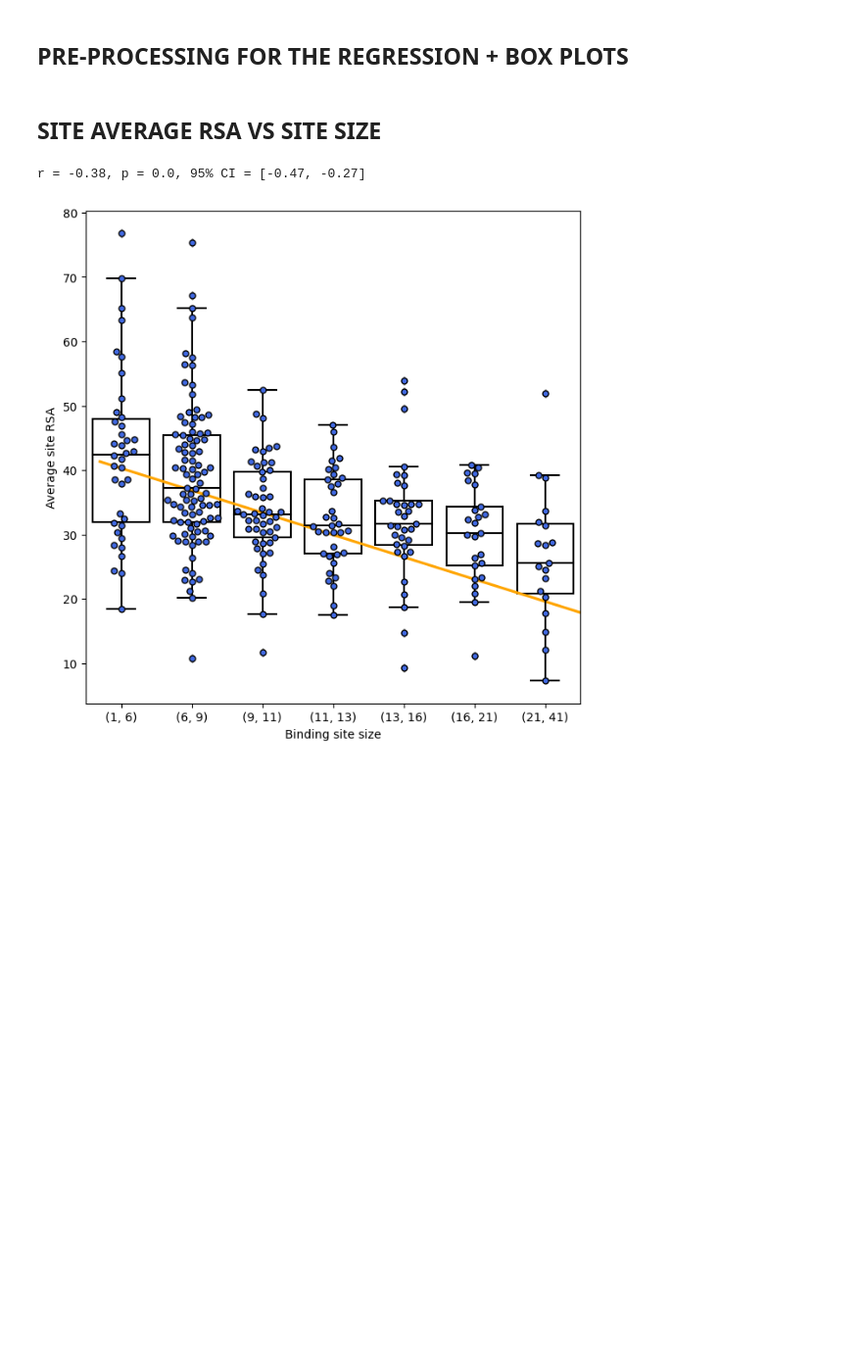
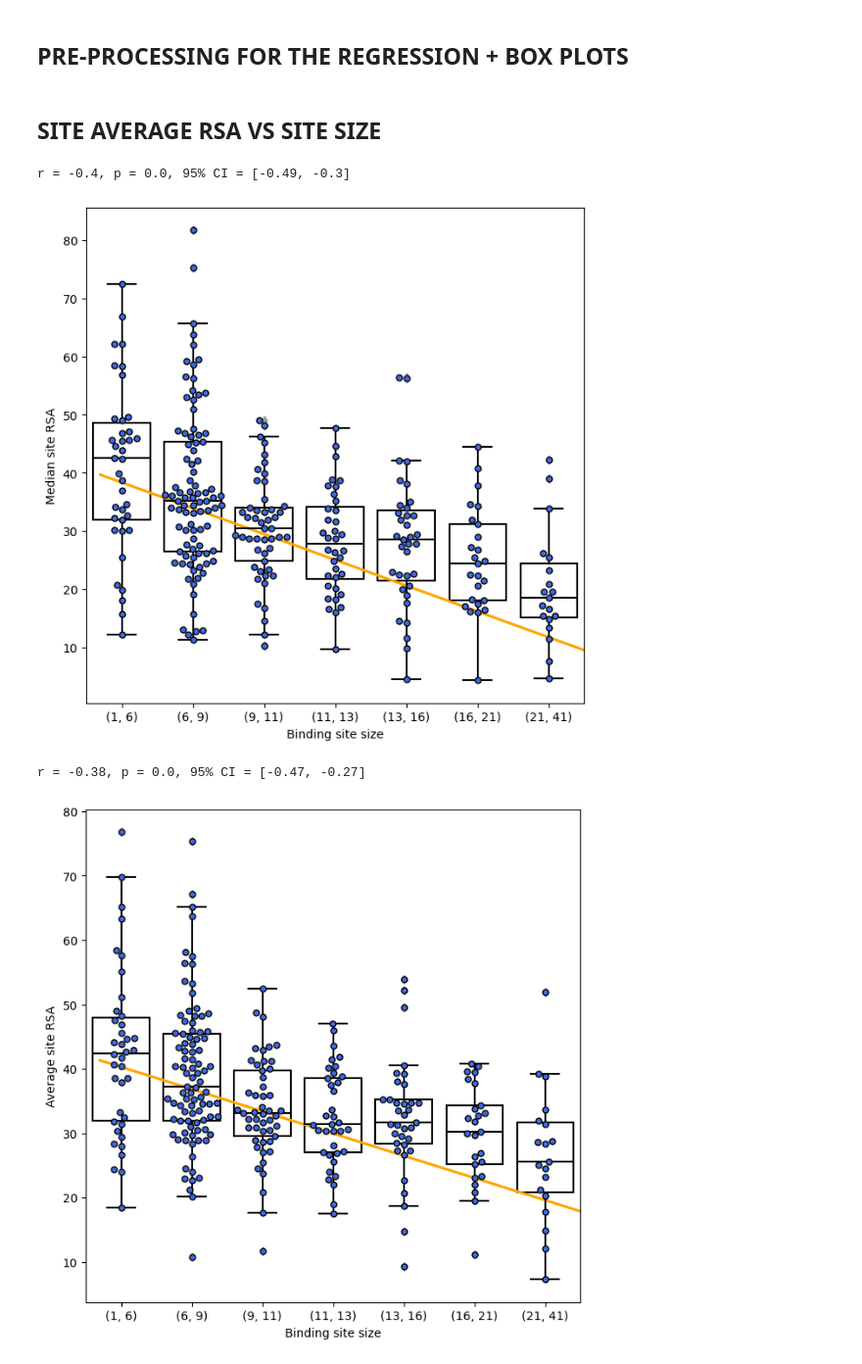
Before and after one commit to bartongroup/FRAGSYS, a Jupyter notebook: analysis/3_fragsys_BS_feats_corrs.ipynb, the cells around one changed output. Shown at 98% size. Cells and saved outputs as stored; diff of their text form; code cells hidden in the pictures; blank space fills up the shorter version.

```diff
--- a/analysis/3_fragsys_BS_feats_corrs.ipynb
+++ b/analysis/3_fragsys_BS_feats_corrs.ipynb
@@ -72,6 +64,27 @@ new_x = [-0.5+0.2*(n-1) for n in un_bs_sizes]
 ## SITE AVERAGE RSA VS SITE SIZE
 # %%
 new_rsa_means = [statistics.mean(list(v)) for v in rsa_profs.values()]
+new_rsa_medians = [statistics.median(v) for v in rsa_profs.values()]
+# %%
+X =  np.array(all_bss_filt.number_bs_res.tolist())
+Y = np.array(new_rsa_medians)
+m, b = np.polyfit(X, Y, 1)
+
+new_y_rsa = sorted(list(set(list(m*X+b))), reverse = True)
+
+R = pearsonr_ci(X, Y)
+# %% [output]
+r = -0.4, p = 0.0, 95% CI = [-0.49, -0.3]
+# %%
+plot_reg_boxes(
+    new_x, sorted(new_y_rsa, reverse = True),
+    all_bss_filt.number_bs_res_binned, new_rsa_medians, binns3,
+    xlab = "Binding site size", ylab = "Median site RSA",
+    f_size = (7.5, 7.5), dpi = 100,
+    #out = os.path.join(figs_dir, "RSA_v_size.png")
+)
+# %% [output]
+[figure, added]
 # %%
 X =  np.array(all_bss_filt.number_bs_res.tolist())
 Y = np.array(new_rsa_means)
```
Also changed, not shown: parts of 2 cells of this notebook, 4 other files.
